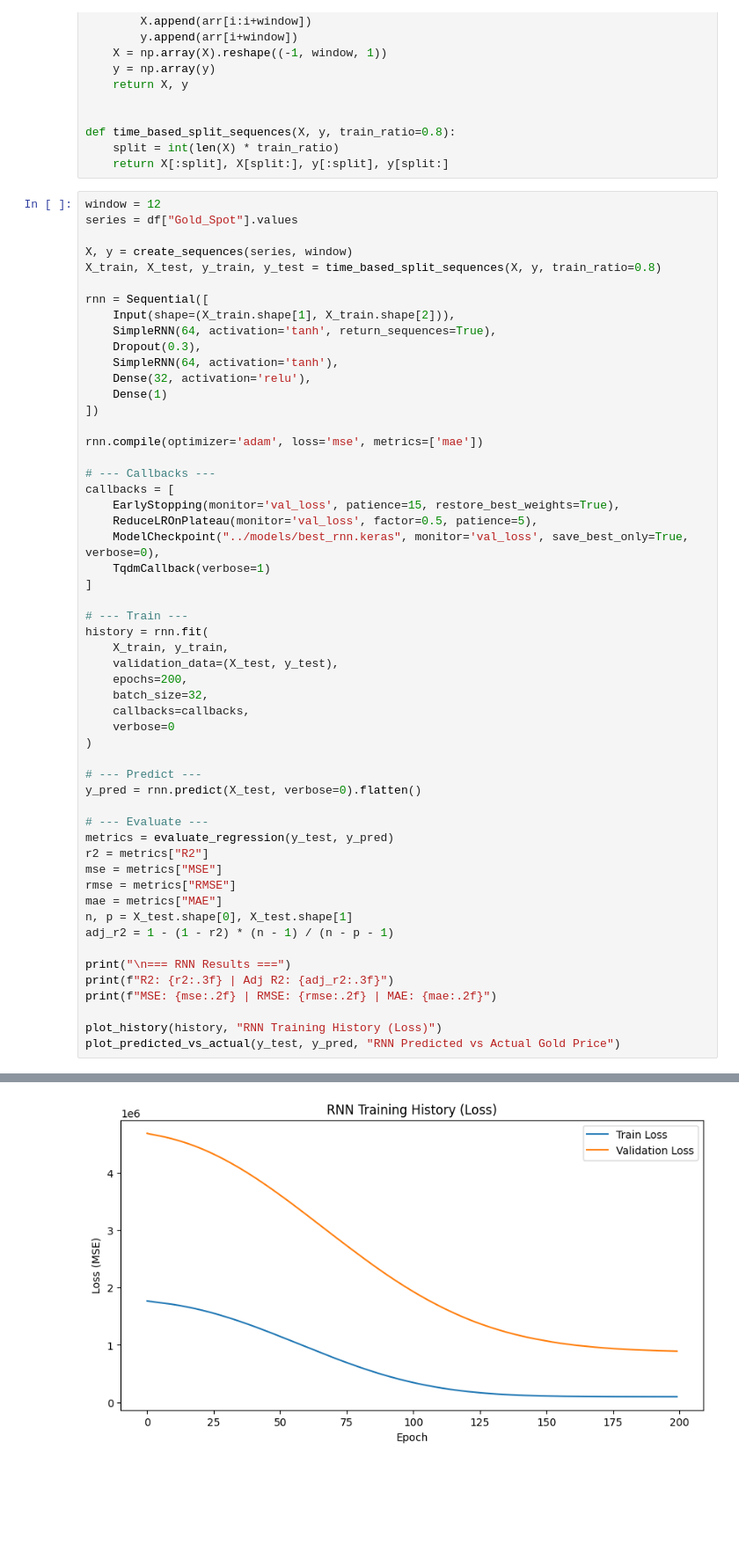
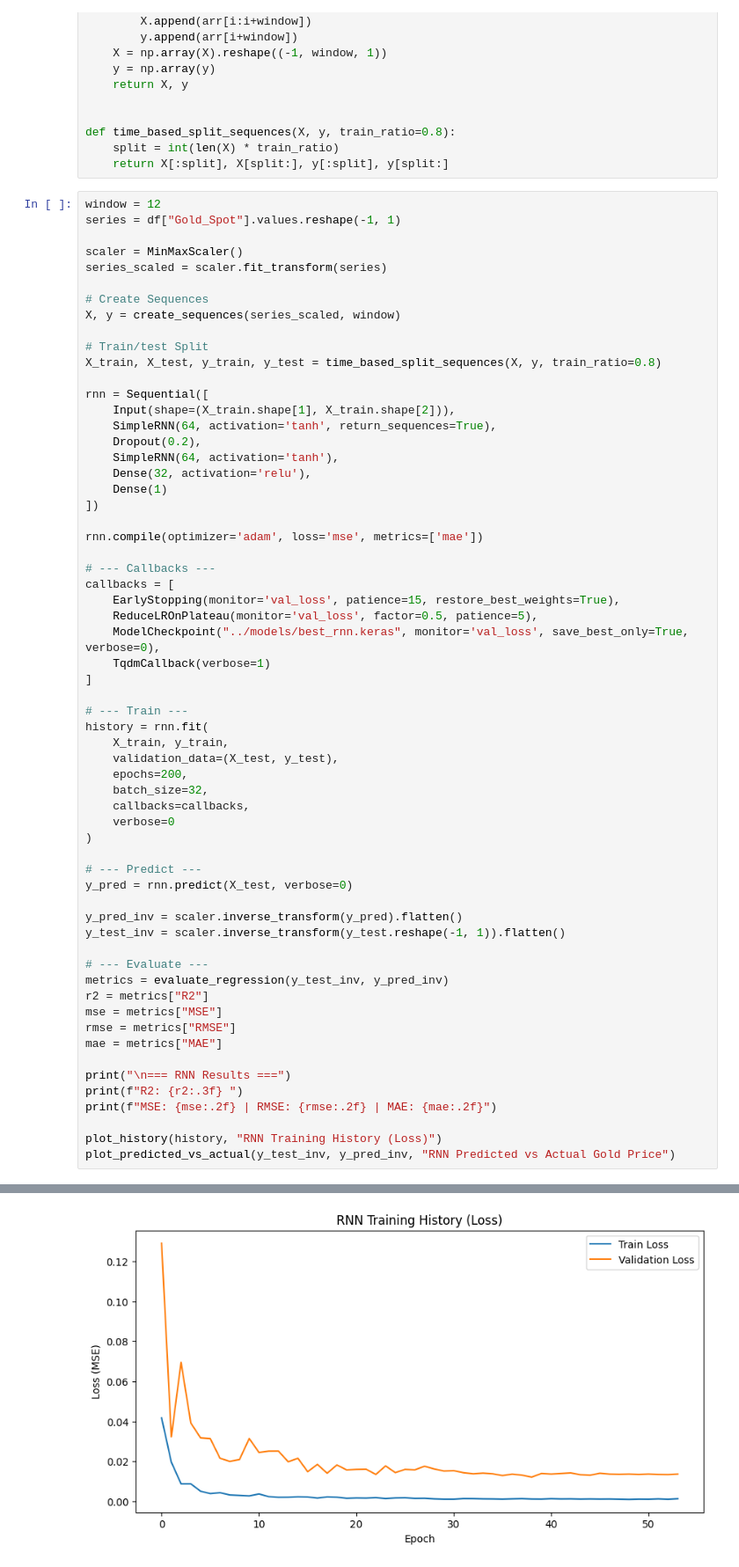
Before and after one commit to HuyPham171-hub/gold-price-prediction, a Jupyter notebook: notebooks/modeling.ipynb, the cells around one changed output, grey strips where cells are left out. Shown at 88% size. Saved outputs shown, nothing was run; the diff lists cells and outputs as text; blank space fills up the shorter version.

Commit message:
MinMaxScaler for RNN data with univariate input

```diff
--- a/notebooks/modeling.ipynb
+++ b/notebooks/modeling.ipynb
@@ -1419,15 +1419,21 @@ def time_based_split_sequences(X, y, train_ratio=0.8):
     return X[:split], X[split:], y[:split], y[split:]
 # %%
 window = 12
-series = df["Gold_Spot"].values
+series = df["Gold_Spot"].values.reshape(-1, 1)
 
-X, y = create_sequences(series, window)
+scaler = MinMaxScaler()
+series_scaled = scaler.fit_transform(series)
+
+# Create Sequences
+X, y = create_sequences(series_scaled, window)
+
+# Train/test Split
 X_train, X_test, y_train, y_test = time_based_split_sequences(X, y, train_ratio=0.8)
 
 rnn = Sequential([
     Input(shape=(X_train.shape[1], X_train.shape[2])),
     SimpleRNN(64, activation='tanh', return_sequences=True),
-    Dropout(0.3),
+    Dropout(0.2),
     SimpleRNN(64, activation='tanh'),
     Dense(32, activation='relu'),
     Dense(1)
@@ -1454,23 +1460,24 @@ history = rnn.fit(
 )
 
 # --- Predict ---
-y_pred = rnn.predict(X_test, verbose=0).flatten()
+y_pred = rnn.predict(X_test, verbose=0)
+
+y_pred_inv = scaler.inverse_transform(y_pred).flatten()
+y_test_inv = scaler.inverse_transform(y_test.reshape(-1, 1)).flatten()
 
 # --- Evaluate ---
-metrics = evaluate_regression(y_test, y_pred)
+metrics = evaluate_regression(y_test_inv, y_pred_inv)
 r2 = metrics["R2"]
 mse = metrics["MSE"]
 rmse = metrics["RMSE"]
 mae = metrics["MAE"]
-n, p = X_test.shape[0], X_test.shape[1]
-adj_r2 = 1 - (1 - r2) * (n - 1) / (n - p - 1)
 
 print("\n=== RNN Results ===")
-print(f"R2: {r2:.3f} | Adj R2: {adj_r2:.3f}")
+print(f"R2: {r2:.3f} ")
 print(f"MSE: {mse:.2f} | RMSE: {rmse:.2f} | MAE: {mae:.2f}")
 
 plot_history(history, "RNN Training History (Loss)")
-plot_predicted_vs_actual(y_test, y_pred, "RNN Predicted vs Actual Gold Price")
+plot_predicted_vs_actual(y_test_inv, y_pred_inv, "RNN Predicted vs Actual Gold Price")
 # %% [output]
 0epoch [00:00, ?epoch/s]
 === RNN Results ===
@@ -1479 +1486 @@ MSE: 891077.69 | RMSE: 943.97 | MAE: 847.13
-[figure, old version]
+[figure, new version]
```
Also changed, not shown: parts of 2 cells of this notebook, 1 other file.
